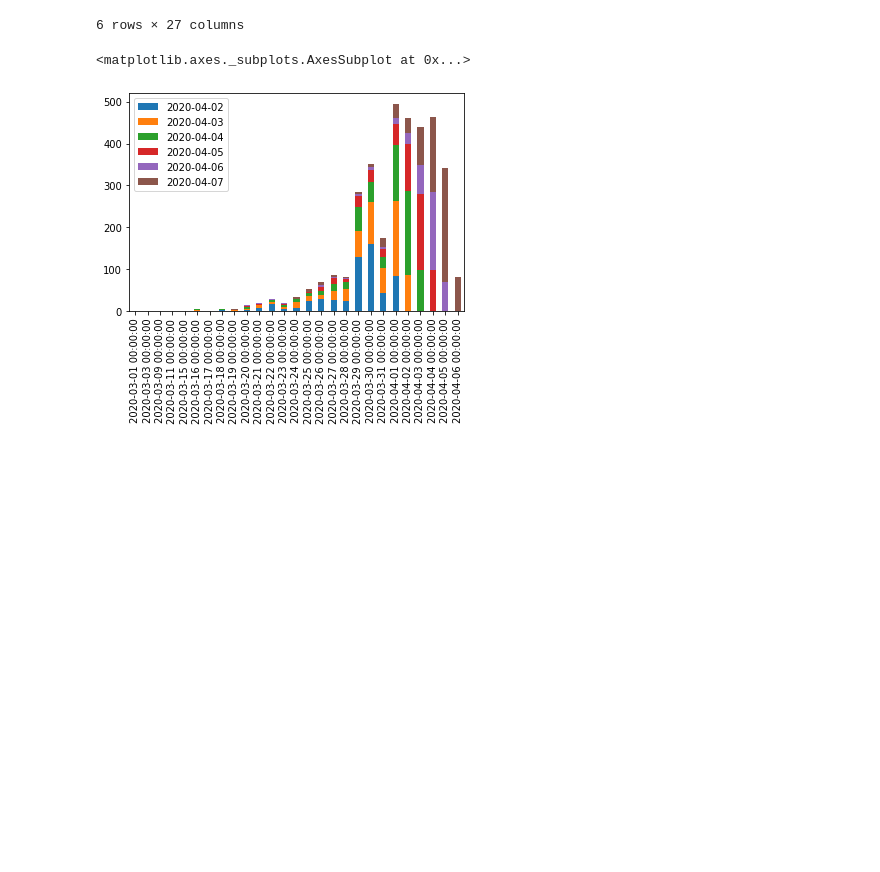
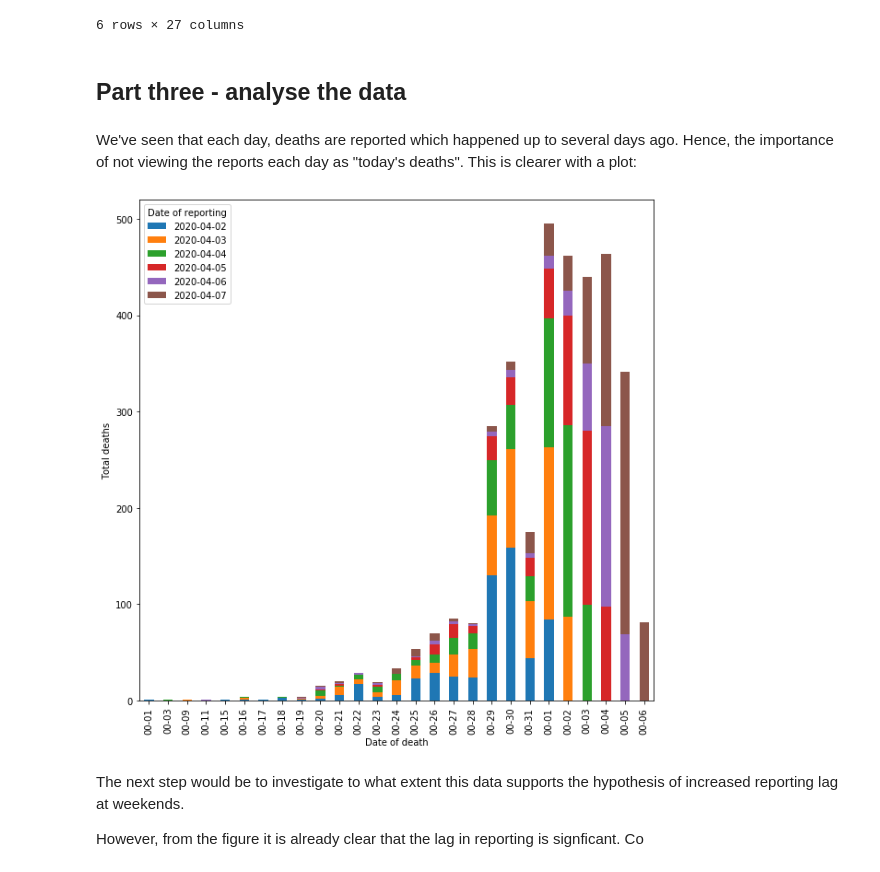
Before and after one commit to jamespjh/Covid19-Data-Personal, a Jupyter notebook: England_Covid19_Deaths_Datawrangling.ipynb, the cells around one changed output. Drawn from its saved outputs; the diff is of its cells as text; code cells hidden in the pictures; blank space fills up the shorter version.

```diff
--- a/England_Covid19_Deaths_Datawrangling.ipynb
+++ b/England_Covid19_Deaths_Datawrangling.ipynb
@@ -82,8 +114,21 @@ england
 | 2020-04-06 | 0.0 | 0.0 | 0.0 | 1.0 | 0.0 | 0.0 | 0.0 | 0.0 | ... |
 | 2020-04-07 | 0.0 | 0.0 | 0.0 | 0.0 | 0.0 | 0.0 | 0.0 | 0.0 | ... |
 6 rows × 27 columns
-# %%
-england.transpose().plot(kind='bar', stacked=True)
-# %% [output]
-<matplotlib.axes._subplots.AxesSubplot at 0x...>
-[figure, removed]
+# %% [markdown]
+## Part three - analyse the data
+# %% [markdown]
+We've seen that each day, deaths are reported which happened up to several days ago. Hence, the importance of not viewing the reports each day as "today's deaths". This is clearer with a plot:
+# %%
+import matplotlib
+
+axes = england.transpose().plot(kind='bar', stacked=True, figsize = [10,10])
+axes.set_xlabel("Date of death")
+axes.set_ylabel("Total deaths")
+axes.legend().set_title("Date of reporting")
+axes.set_xticklabels(map(lambda x: x.strftime("%M-%d"), england.columns));
+# %% [output]
+[figure, added]
+# %% [markdown]
+The next step would be to investigate to what extent this data supports the hypothesis of increased reporting lag at weekends.
+
+However, from the figure it is already clear that the lag in reporting is signficant. Co
```
Also changed, not shown: parts of 13 cells of this notebook.
